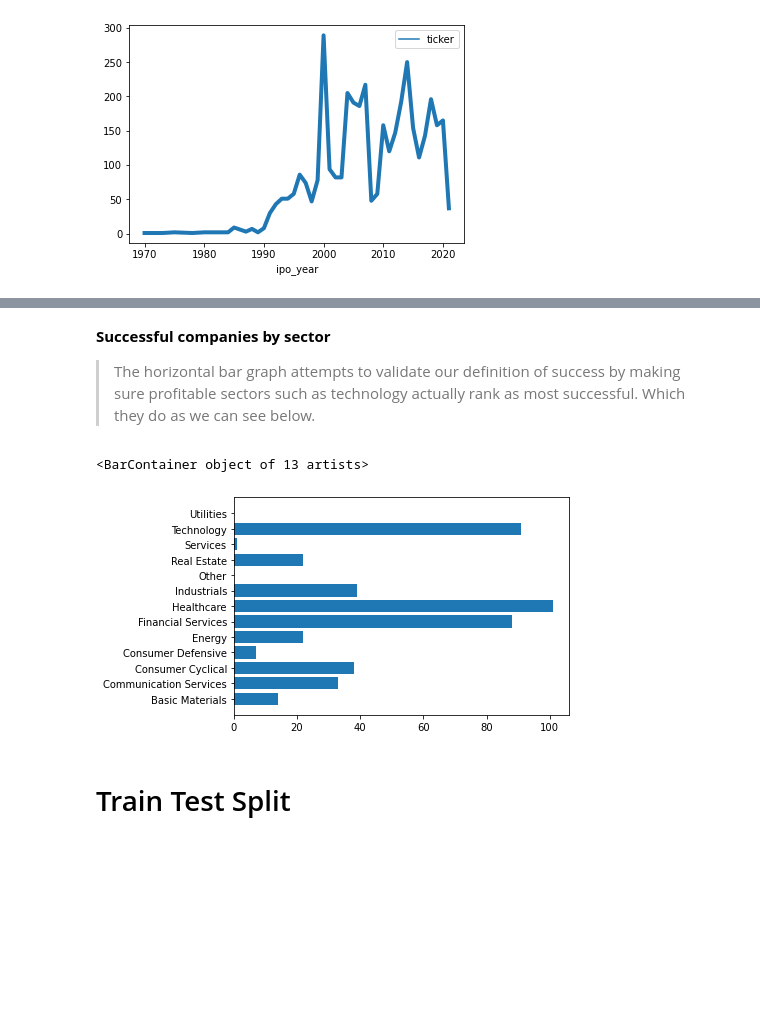
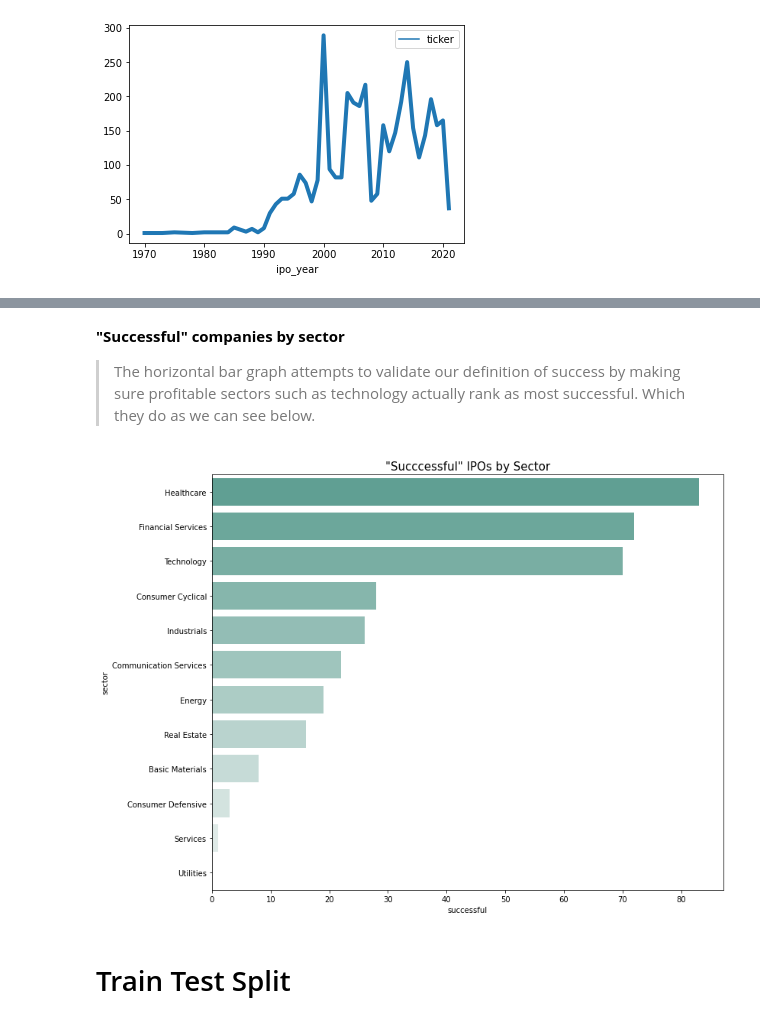
Before and after one commit to lblaka/ipo-success-prediction, a Jupyter notebook: 7_final_notebook.ipynb, the cells around one changed output, grey strips where cells are left out. Cells and saved outputs as stored; diff of their text form; code cells hidden in the pictures; blank space fills up the shorter version.

Commit message:
7_final_notebook updated graphs

```diff
--- a/7_final_notebook.ipynb
+++ b/7_final_notebook.ipynb
@@ -129,11 +130,0 @@ sns.lineplot(data=data_viz_return, linewidth=4)
-# %%
-data_viz = data_viz[(data_viz['month_7_%']<10)
-                   & (data_viz['day_1_%']<100)]
-
-
-x = data_viz['month_7_%']
-y = data_viz['day_1_%']
-
-plt.scatter(x,y)
-
-fig.set_size_inches(20, 20)
@@ -141,0 +131,22 @@ fig.set_size_inches(20, 20)
+# %%
+data_viz = data_viz[(data_viz['month_7_%']<10)
+                   & (data_viz['day_1_%']<5)
+                   & (data_viz['day_1_%']!=0)
+                   & (data_viz['month_7_%']!=0)]
+
+
+x = data_viz['month_7_%']
+y = data_viz['day_1_%']
+
+fig, ax = plt.subplots()
+ax.set_title('Price Difference Correlation', fontsize=15)
+ax.set_xlabel('Month 7 Avg Change', fontsize=14)
+ax.set_ylabel('Day 1 Change', fontsize=14)
+
+plt.scatter(x,y, marker="o",alpha=0.3)
+fig.set_size_inches(12, 10);
+
+m, b = np.polyfit(x, y, 1)
+plt.plot(x, m*x + b,alpha=1)
+
+plt.show()
@@ -142,17 +155,20 @@ fig.set_size_inches(20, 20)
 # %% [markdown]
-**Successful companies by sector**
+**"Successful" companies by sector**
 > The horizontal bar graph attempts to validate our definition of success by making sure profitable sectors such as technology actually rank as most successful. Which they do as we can see below.
 # %%
 data_viz_evr = data_viz.groupby('sector').aggregate({'successful':'sum'})
 data_viz_evr.reset_index(inplace=True)
-data_viz_evr = data_viz_evr[( data_viz_evr['sector']!= 'Conglomerates')]
-x = data_viz_evr['sector']
-height = data_viz_evr['successful']
+data_viz_evr = data_viz_evr[( data_viz_evr['sector']!= 'Conglomerates') &
+                            (data_viz_evr['sector']!= 'Other')].sort_values('successful',axis=0,ascending=False)
+x =  data_viz_evr['successful']
+height =data_viz_evr['sector']
+fig, ax = plt.subplots()
+ax.set_title('"Succcessful" IPOs by Sector', fontsize=15)
 
-plt.barh(x,height)
+sns.barplot(x,height,data=data_viz_evr,palette='light:#5A9_r')
+fig.set_size_inches(12, 10);
 # %% [output]
-<BarContainer object of 13 artists>
-[figure, old version]
+[figure, new version]
 # %% [markdown]
 # Train Test Split
 # %%
```
Also changed, not shown: parts of 3 cells of this notebook.
